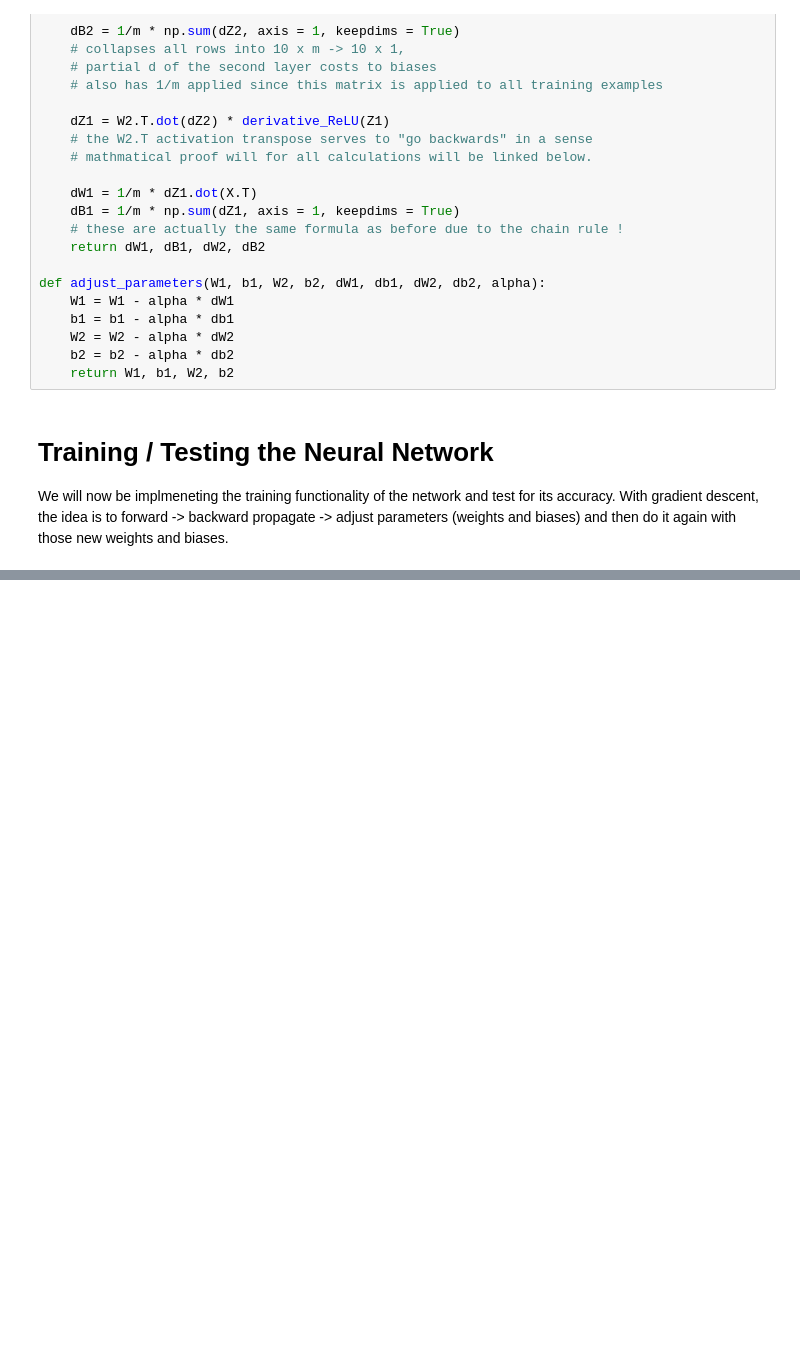
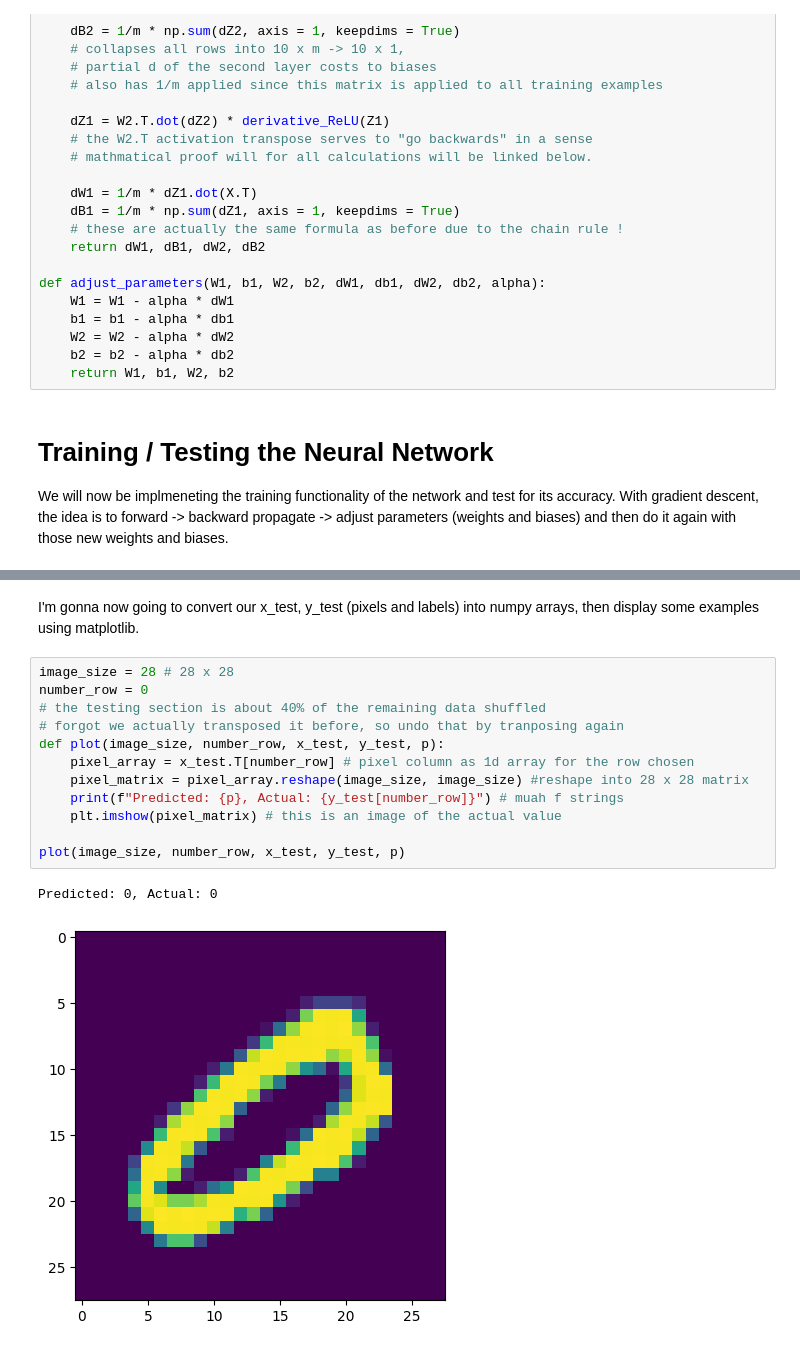
Before and after one commit to Etqiu/ScratchNeuralNetwork, a Jupyter notebook: making-a-neural-network.ipynb, the cells around one changed output, grey strips where cells are left out. Cells and saved outputs as stored; diff of their text form; blank space fills up the shorter version.

Commit message:
Kaggle Notebook | making a neural network using numpy | Version 11

```diff
--- a/making-a-neural-network.ipynb
+++ b/making-a-neural-network.ipynb
@@ -315,0 +341,17 @@ df.iloc[[0], :]
+# %% [markdown]
+I'm gonna now going to convert our x_test, y_test (pixels and labels) into numpy arrays, then display some examples using matplotlib.
+# %%
+image_size = 28 # 28 x 28
+number_row = 0
+# the testing section is about 40% of the remaining data shuffled
+# forgot we actually transposed it before, so undo that by tranposing again
+def plot(image_size, number_row, x_test, y_test, p):
+    pixel_array = x_test.T[number_row] # pixel column as 1d array for the row chosen
+    pixel_matrix = pixel_array.reshape(image_size, image_size) #reshape into 28 x 28 matrix
+    print(f"Predicted: {p}, Actual: {y_test[number_row]}") # muah f strings
+    plt.imshow(pixel_matrix) # this is an image of the actual value
+
+plot(image_size, number_row, x_test, y_test, p)
+# %% [output]
+Predicted: 0, Actual: 0
+[figure, added]
```
Also changed, not shown: parts of 17 cells of this notebook.
